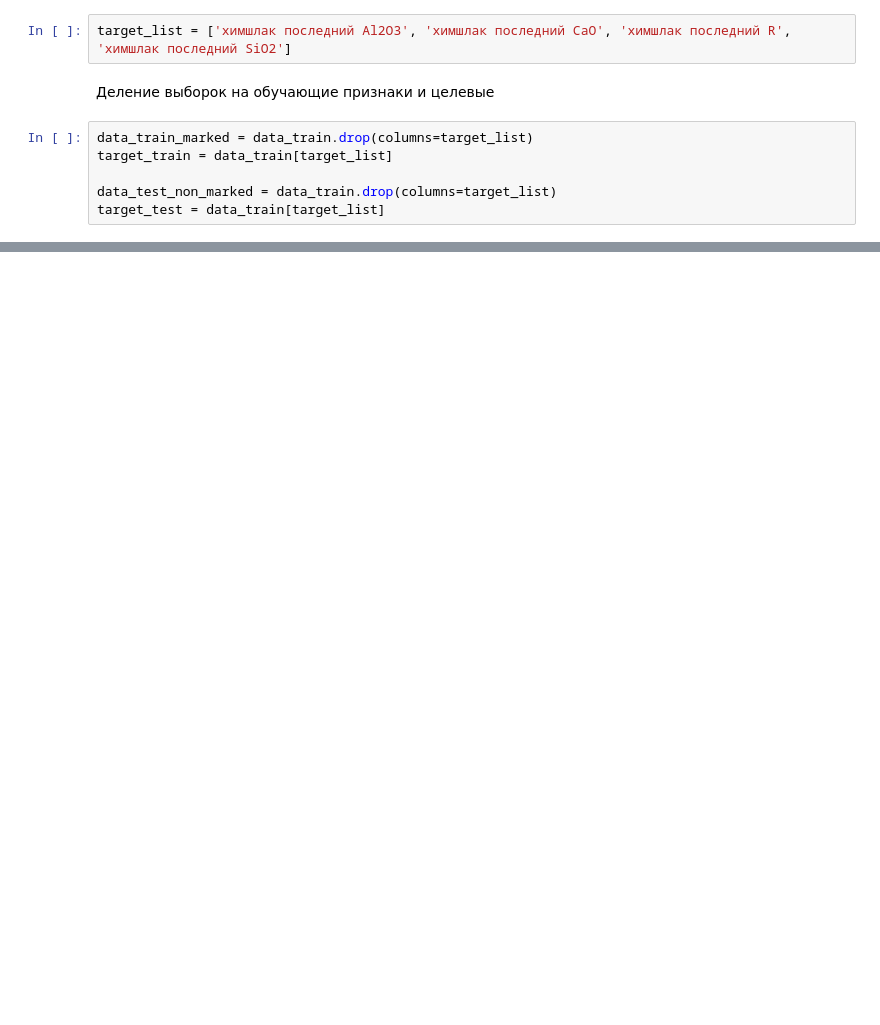
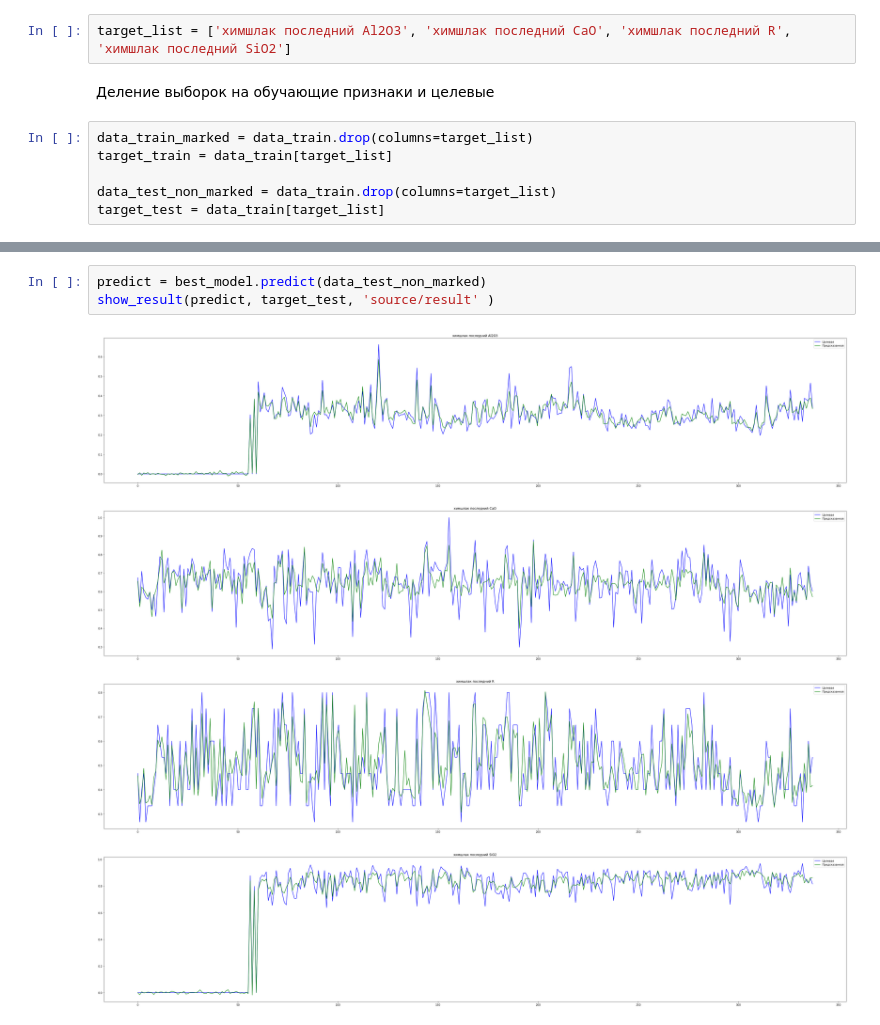
Before and after one commit to OnlyOneUseAcc/Evraz-SCC-prediction, a Jupyter notebook: GBR.ipynb, the cells around one changed output, grey strips where cells are left out. Drawn from its saved outputs; the diff is of its cells as text; blank space fills up the shorter version.

```diff
--- a/GBR.ipynb
+++ b/GBR.ipynb
@@ -95,0 +102,8 @@ best_score
+# %%
+predict = best_model.predict(data_test_non_marked)
+show_result(predict, target_test, 'source/result' )
+# %% [output]
+[figure, added]
+[figure, added]
+[figure, added]
+[figure, added]
```
Also changed, not shown: parts of 10 cells of this notebook, 7 other files.
